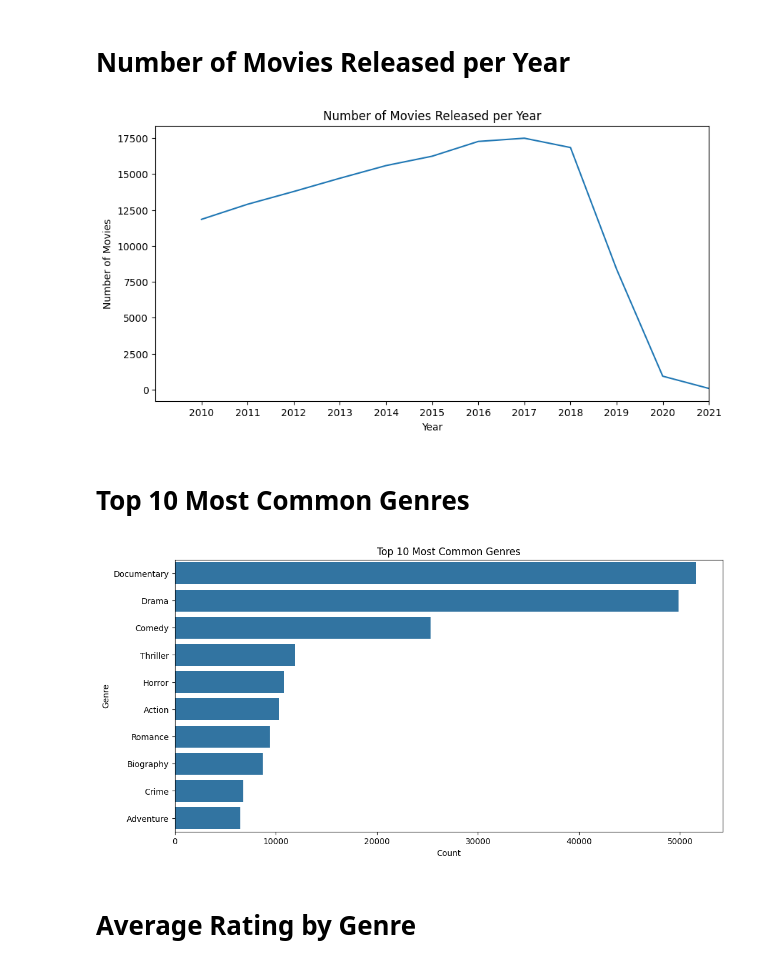
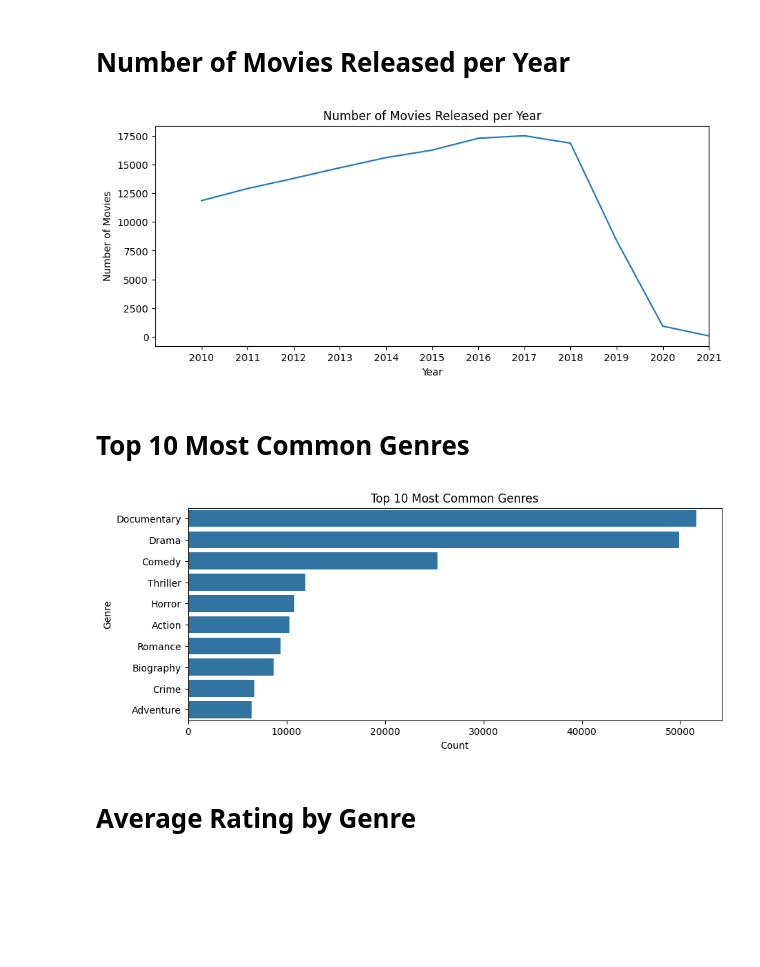
Before and after one commit to Joakim-Nandwa/DVF-PT03-Project-1, a Jupyter notebook: Joakim_Student.ipynb, the cells around one changed output. Saved outputs shown, nothing was run; the diff lists cells and outputs as text; code cells hidden in the pictures; blank space fills up the shorter version.

```diff
--- a/Joakim_Student.ipynb
+++ b/Joakim_Student.ipynb
@@ -370,26 +370,26 @@ plt.show()
 # %%
 # Group by start year and count number of movies
 movies_per_year = title_basics_cleaned.groupby('start_year').size().reset_index(name='count')
 
 # Filter the data to include only years from 2010 to 2020
 movies_per_year = movies_per_year[(movies_per_year['start_year'] >= 2009) & (movies_per_year['start_year'] <= 2021)]
 
 # Plot number of movies released per year
-plt.figure(figsize=(10, 5))
+plt.figure(figsize=(10, 4))
 sns.lineplot(data=movies_per_year, x='start_year', y='count')
 plt.title('Number of Movies Released per Year')
 plt.xlabel('Year')
 plt.ylabel('Number of Movies')
 
 # Set x-axis limits to start from 2010 and end at 2020
 plt.xlim(2009, 2021)
 
 # Set x-axis ticks to only include the years present in the data
 plt.xticks(movies_per_year['start_year'])
 
 plt.show()
 # %% [output]
-[figure, old version]
+[figure, new version]
 # %% [markdown]
 # Top 10 Most Common Genres
 # %%
@@ -407,14 +407,14 @@ top_10_genres = genre_counts.most_common(10)
 top_10_genres_df = pd.DataFrame(top_10_genres, columns=['genre', 'count'])
 
 # Plot top 10 genres
-plt.figure(figsize=(12, 6))
+plt.figure(figsize=(10, 4))
 sns.barplot(data=top_10_genres_df, x='count', y='genre')
 plt.title('Top 10 Most Common Genres')
 plt.xlabel('Count')
 plt.ylabel('Genre')
 plt.show()
 # %% [output]
-[figure, old version]
+[figure, new version]
 # %% [markdown]
 # Average Rating by Genre
 # %%
```
Also changed, not shown: parts of 11 cells of this notebook.
